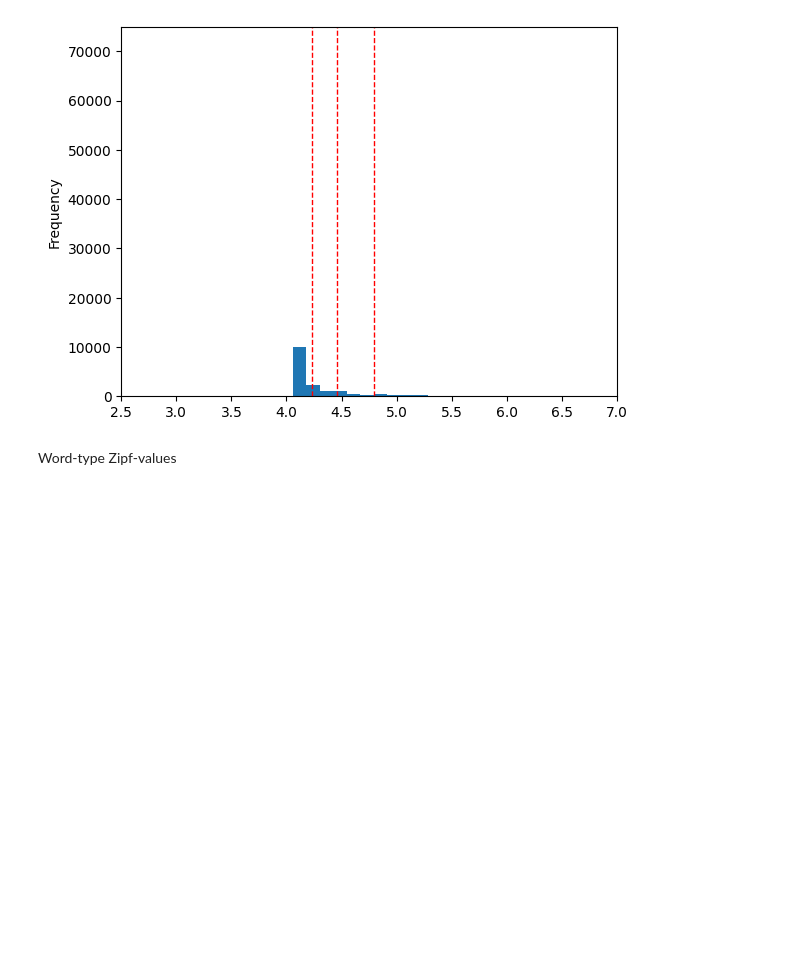
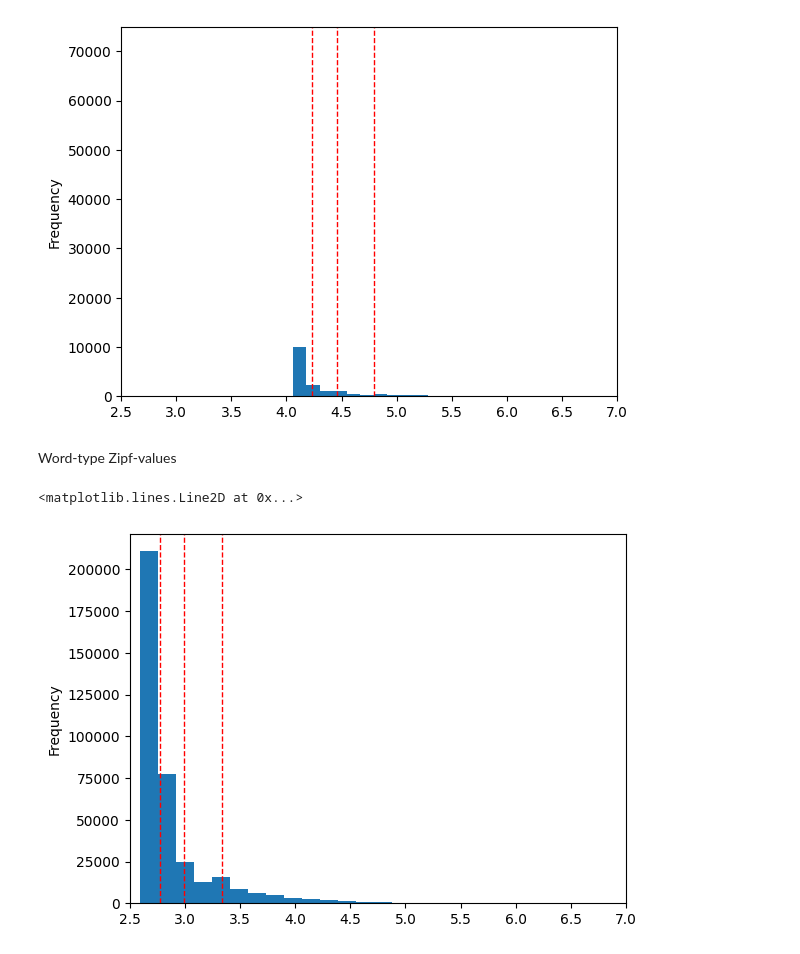
Before and after one commit to TurkuNLP/FCBLex-pipeline, a Jupyter notebook: Zipf_plots_new_age.ipynb, the cells around one changed output. Cells and saved outputs as stored; diff of their text form; code cells hidden in the pictures; blank space fills up the shorter version.

```diff
--- a/Zipf_plots_new_age.ipynb
+++ b/Zipf_plots_new_age.ipynb
@@ -72,3 +87,16 @@ f_word_sub = [bdf.combineFrequencies(x) for x in word_freqs_sub]
 
 word_zipfs = bdf.getZipfValues(l, f_word)
 word_zipfs_sub = [bdf.getZipfValues(l_sub[i], f_word_sub[i]) for i in range(len(sub_corpora))]
+# %%
+ax = word_zipfs.plot.hist(bins=30)
+#ax.set_ylim(0,75000)
+ax.set_xlim(2.5,7)
+per_60 = np.percentile(word_zipfs.values, 60)
+per_80 = np.percentile(word_zipfs.values, 80)
+per_90 = np.percentile(word_zipfs.values, 90)
+ax.axvline(per_60, color='r', linestyle='dashed', linewidth=1, label='60th Percentile')
+ax.axvline(per_80, color='r', linestyle='dashed', linewidth=1, label='80th Percentile')
+ax.axvline(per_90, color='r', linestyle='dashed', linewidth=1, label='90th Percentile')
+# %% [output]
+<matplotlib.lines.Line2D at 0x...>
+[figure, added]
```
Also changed, not shown: parts of 2 cells of this notebook, 3 other files.
